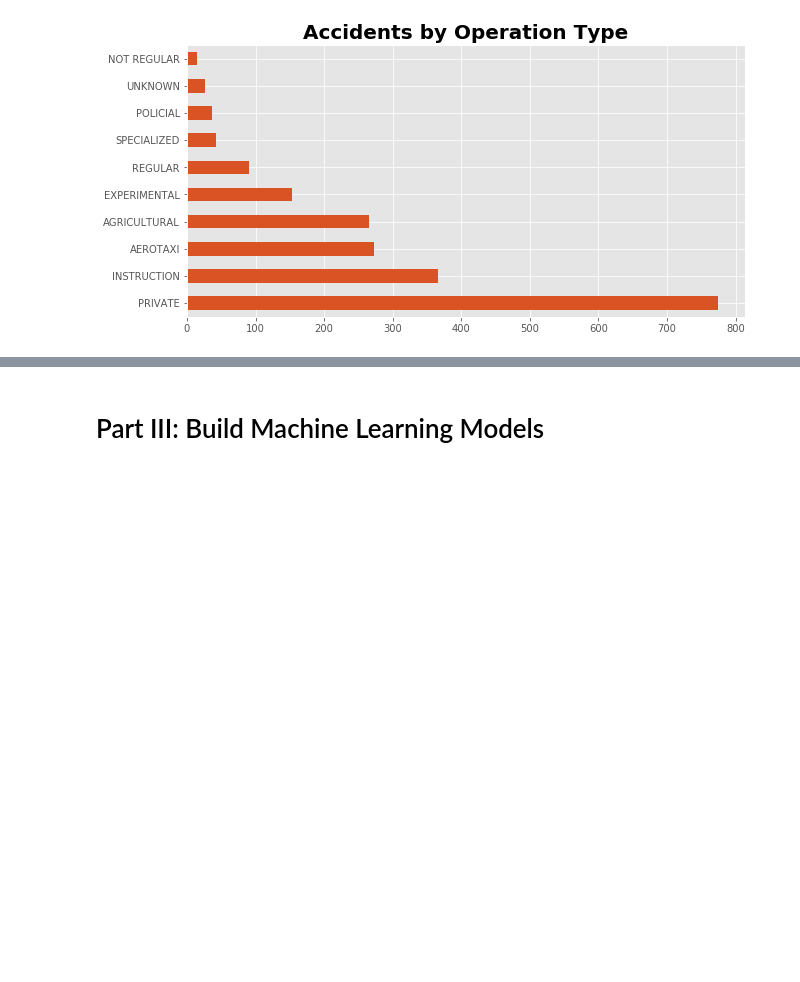
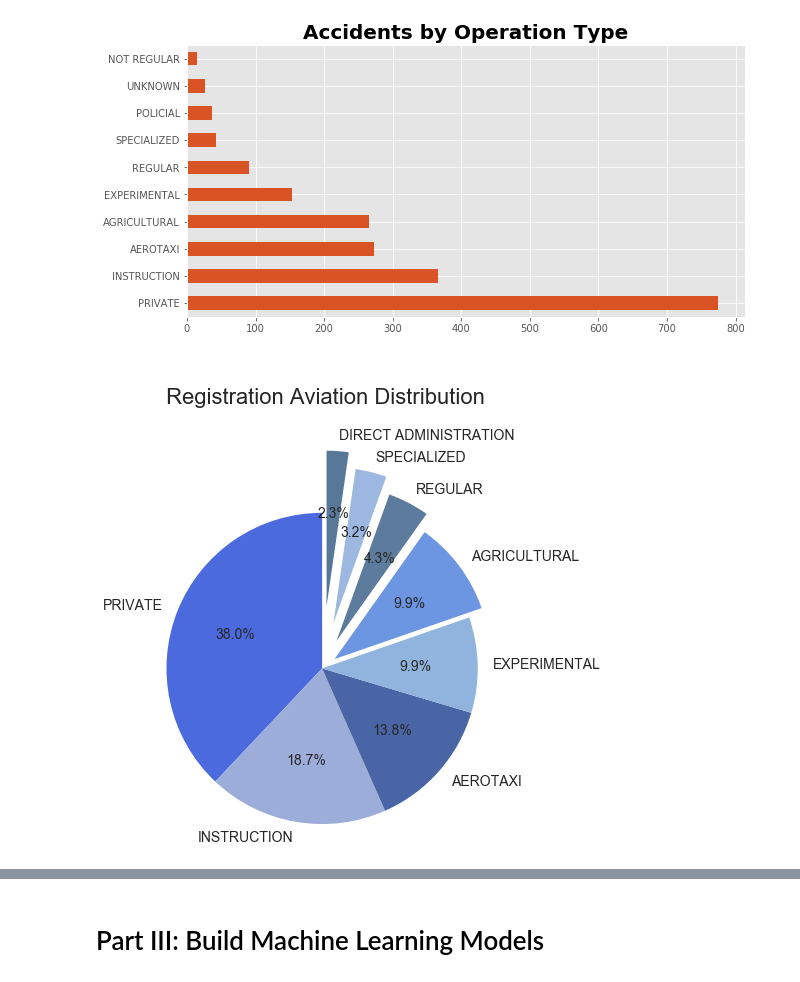
Before and after one commit to jenylmurdock/dsc-5-capstone-project-online-ds-pt-011419, a Jupyter notebook: student.ipynb, the cells around one changed output, grey strips where cells are left out. Drawn from its saved outputs; the diff is of its cells as text; code cells hidden in the pictures; blank space fills up the shorter version.

```diff
--- a/student.ipynb
+++ b/student.ipynb
@@ -912,3 +918,44 @@ plt.title('Accidents by Operation Type', fontsize=20, fontweight='bold')
 # %% [output]
 Text(0.5, 1.0, 'Accidents by Operation Type')
 [figure]
+# %%
+# registration aviation
+reg_av = merged_data['registration_aviation'].value_counts()
+reg_data = merged_data[merged_data['registration_aviation'].isin(reg_av.index[reg_av > 40]).values]
+
+reg_av = reg_data['registration_aviation'].value_counts()
+reg_av = reg_av.sort_values(ascending=False)
+# %%
+# Create a list of colors (from iWantHue)
+colors = ['#4b6add', '#9dadda', '#4965a5','#90b4de','#6d96e2', '#5d7b9d', '#9db8e0', '#577899']
+
+# Create a pie chart
+fig1, ax1 = plt.subplots(figsize = (7,7)) #creating pie chart, setting size
+
+patches, texts, autotext = ax1.pie(
+    # using registration
+    reg_av.values,
+    # with the labels being registration names
+    labels=reg_av.index,
+    # with no shadows
+    shadow=False,
+    # with colors
+    colors=colors,
+    # with one slide exploded out
+    explode=(0, 0, 0, 0, .1, .2, .3, .4),
+    # with the start angle at 90%
+    startangle=90,
+    # with the percent listed as a fraction
+    autopct='%1.1f%%',
+    #fontsize
+    textprops={'fontsize': 14}
+    )
+
+# View the plot drop above
+ax1.axis('equal')
+plt.title('\n Registration Aviation Distribution\n', fontsize = 22)
+# View the plot
+plt.tight_layout()
+plt.show()
+# %% [output]
+[figure, added]
```
Also changed, not shown: parts of 27 cells of this notebook.
